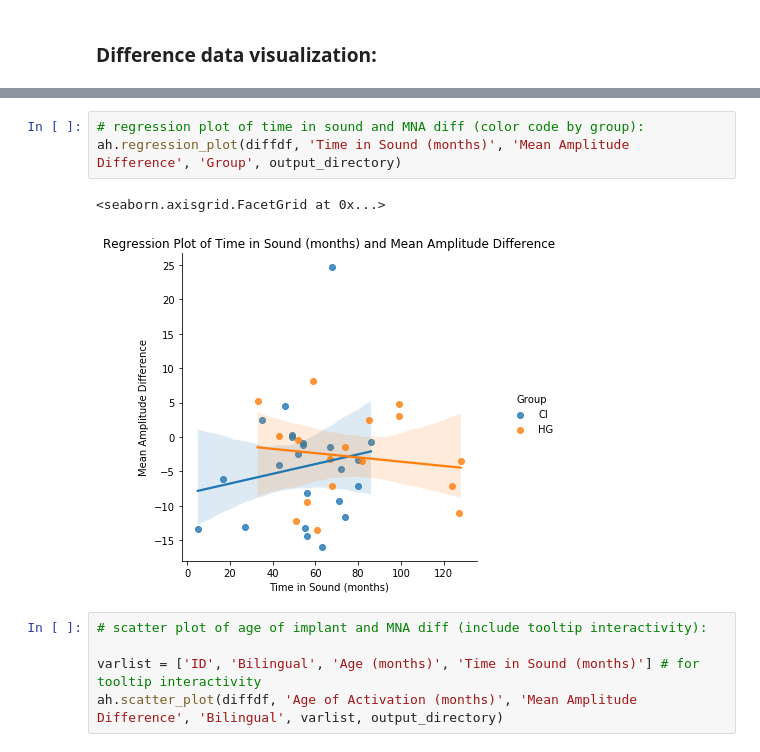
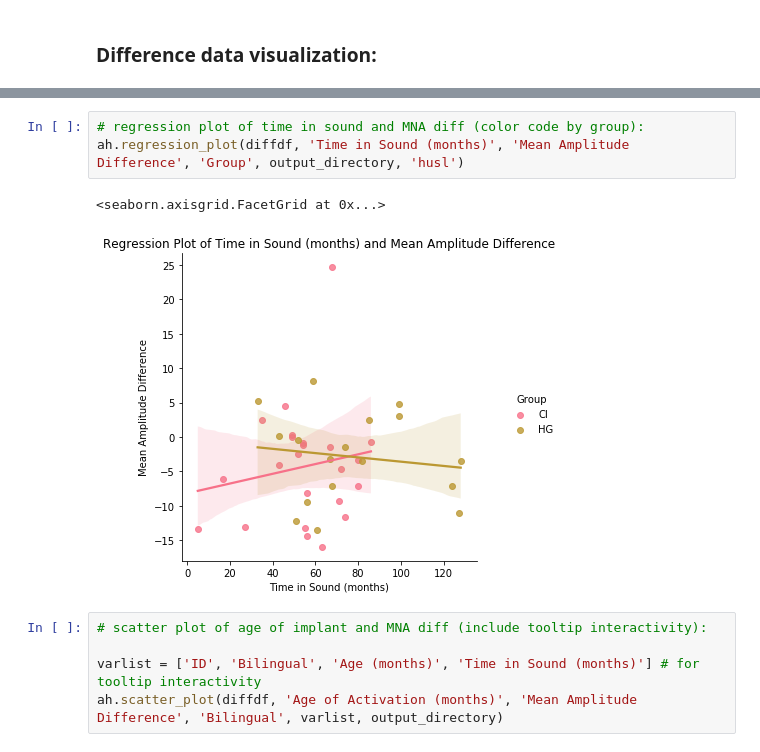
Before and after one commit to sheaduarte/PSC-290-Python-Final-Project, a Jupyter notebook: pierotti/notebooks/Pierotti_N4_datavis.ipynb, the cells around one changed output, grey strips where cells are left out. Saved outputs shown, nothing was run; the diff lists cells and outputs as text.

```diff
--- a/pierotti/notebooks/Pierotti_N4_datavis.ipynb
+++ b/pierotti/notebooks/Pierotti_N4_datavis.ipynb
@@ -109,10 +109,10 @@ ah.histogram(diffdf, 'Mean Amplitude', output_directory)
 [interactive output not drawn]
 # %%
 # regression plot of time in sound and MNA diff (color code by group):
-ah.regression_plot(diffdf, 'Time in Sound (months)', 'Mean Amplitude Difference', 'Group', output_directory)
+ah.regression_plot(diffdf, 'Time in Sound (months)', 'Mean Amplitude Difference', 'Group', output_directory, 'husl')
 # %% [output]
 <seaborn.axisgrid.FacetGrid at 0x...>
-[figure, old version]
+[figure, new version]
 # %%
 # scatter plot of age of implant and MNA diff (include tooltip interactivity):
 
```
Also changed, not shown: parts of 3 cells of this notebook, 2 other files.
